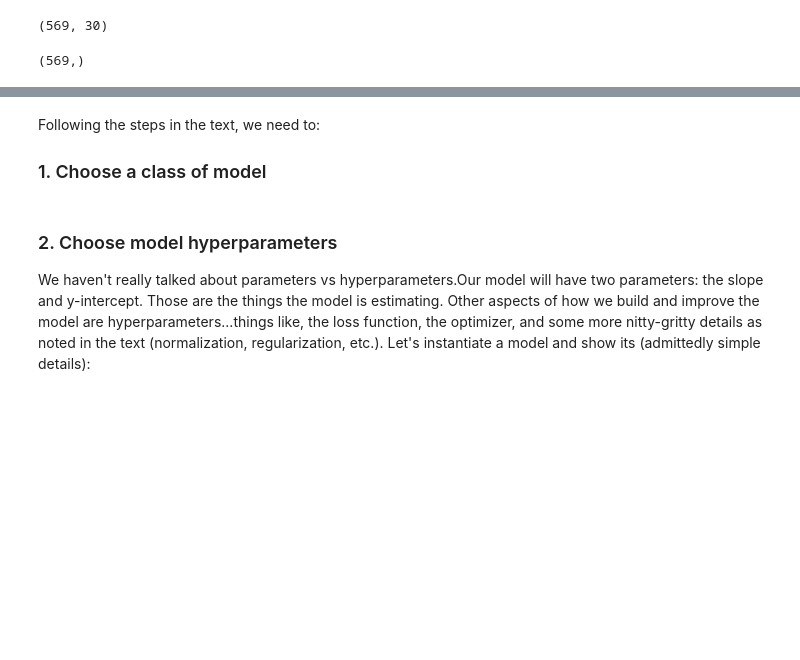
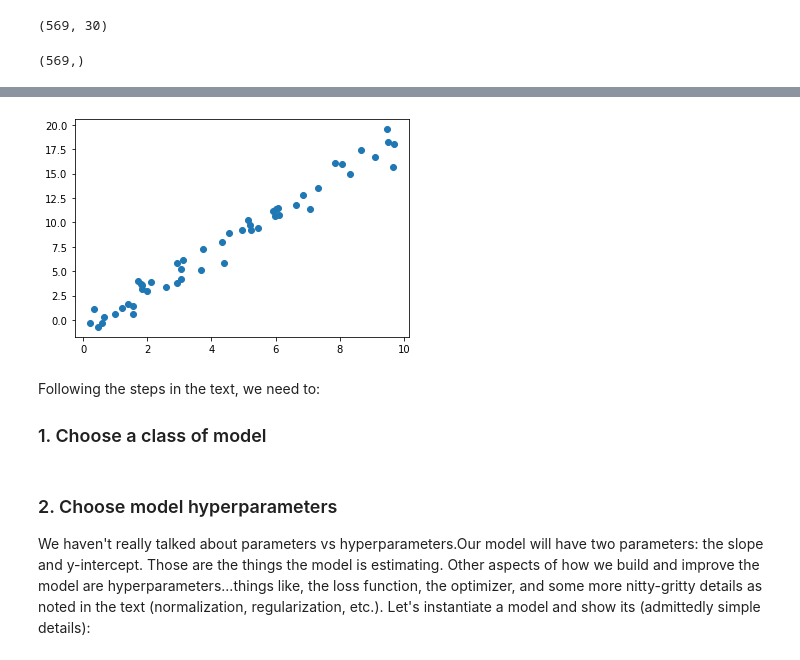
Before and after one commit to morganmanning/AI_in_Biology, a Jupyter notebook: 07_Intro_sklearn_student.ipynb, the cells around one changed output, grey strips where cells are left out. Saved outputs shown, nothing was run; the diff lists cells and outputs as text; code cells hidden in the pictures; blank space fills up the shorter version.

```diff
--- a/07_Intro_sklearn_student.ipynb
+++ b/07_Intro_sklearn_student.ipynb
@@ -90,6 +90,13 @@ Make some x,y values for the examples...note the in this case, we have *one* fea
 # %%
 import matplotlib.pyplot as plt
 import numpy as np
+
+rng = np.random.RandomState(42)
+x = 10 * rng.rand(50)
+y = 2 * x - 1 + rng.randn(50)
+plt.scatter(x, y);
+# %% [output]
+[figure, added]
 # %% [markdown]
 Following the steps in the text, we need to:
 
```
Also changed, not shown: parts of 30 cells of this notebook, 1 other file.
